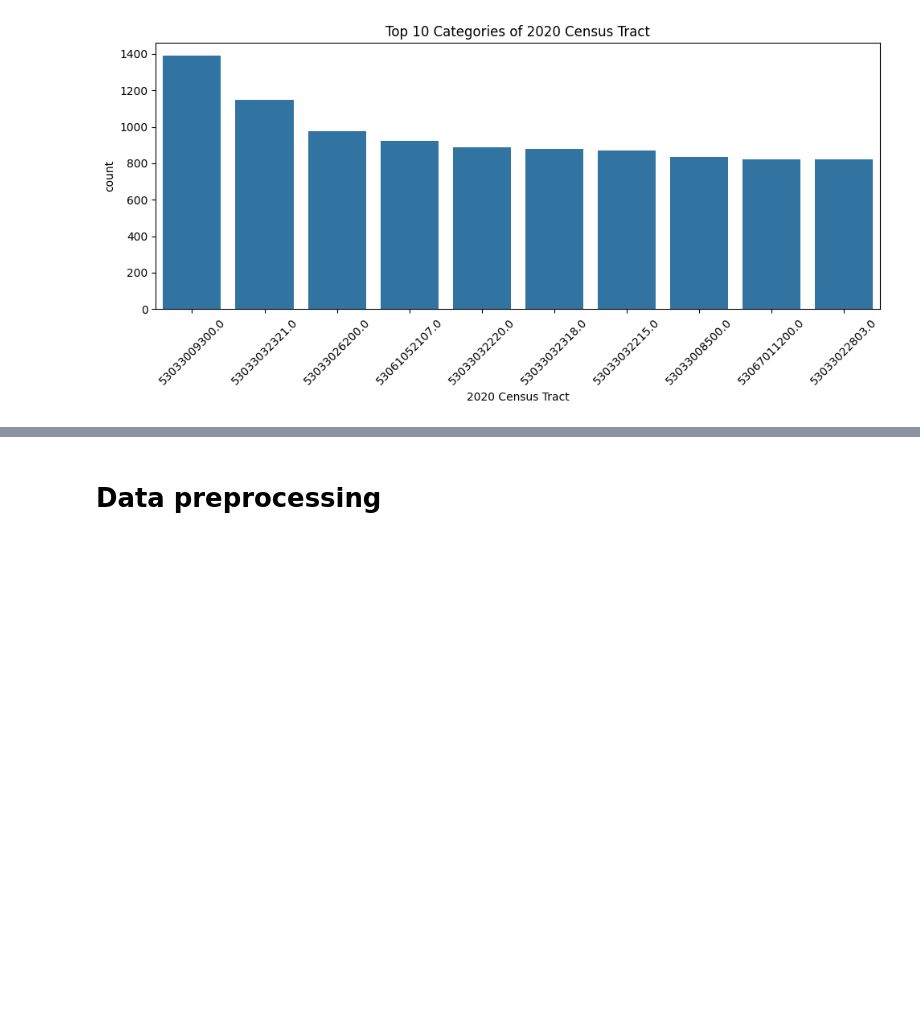
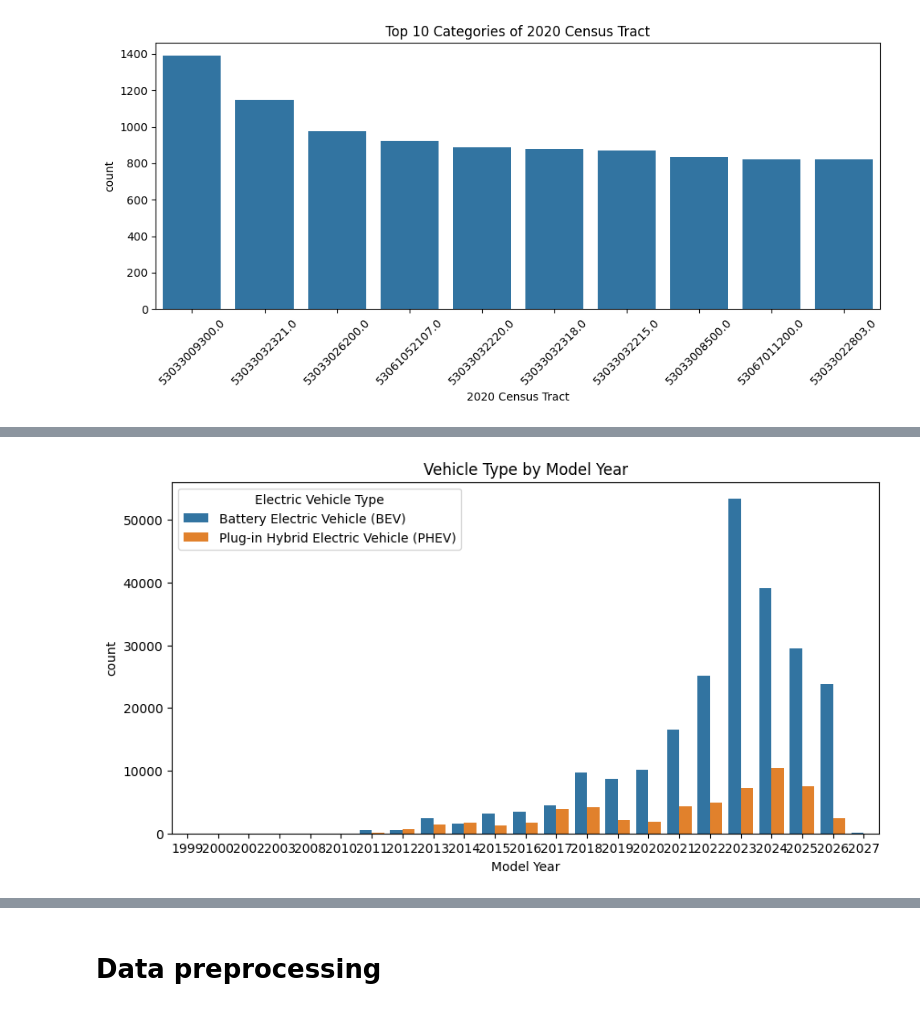
Before and after one commit to MidhulaMS/EV-Population-Prediction, a Jupyter notebook: EV_Population_Prediction.ipynb, the cells around one changed output, grey strips where cells are left out. Drawn from its saved outputs; the diff is of its cells as text; code cells hidden in the pictures; blank space fills up the shorter version.

```diff
--- a/EV_Population_Prediction.ipynb
+++ b/EV_Population_Prediction.ipynb
@@ -238,0 +259,13 @@ for col in categorical_features:
+# %%
+plt.figure(figsize=(10,5))
+
+sns.countplot(
+    data=EV_df,
+    x="Model Year",
+    hue="Electric Vehicle Type"
+)
+
+plt.title("Vehicle Type by Model Year")
+plt.show()
+# %% [output]
+[figure, added]
```
Also changed, not shown: parts of 30 cells of this notebook.
